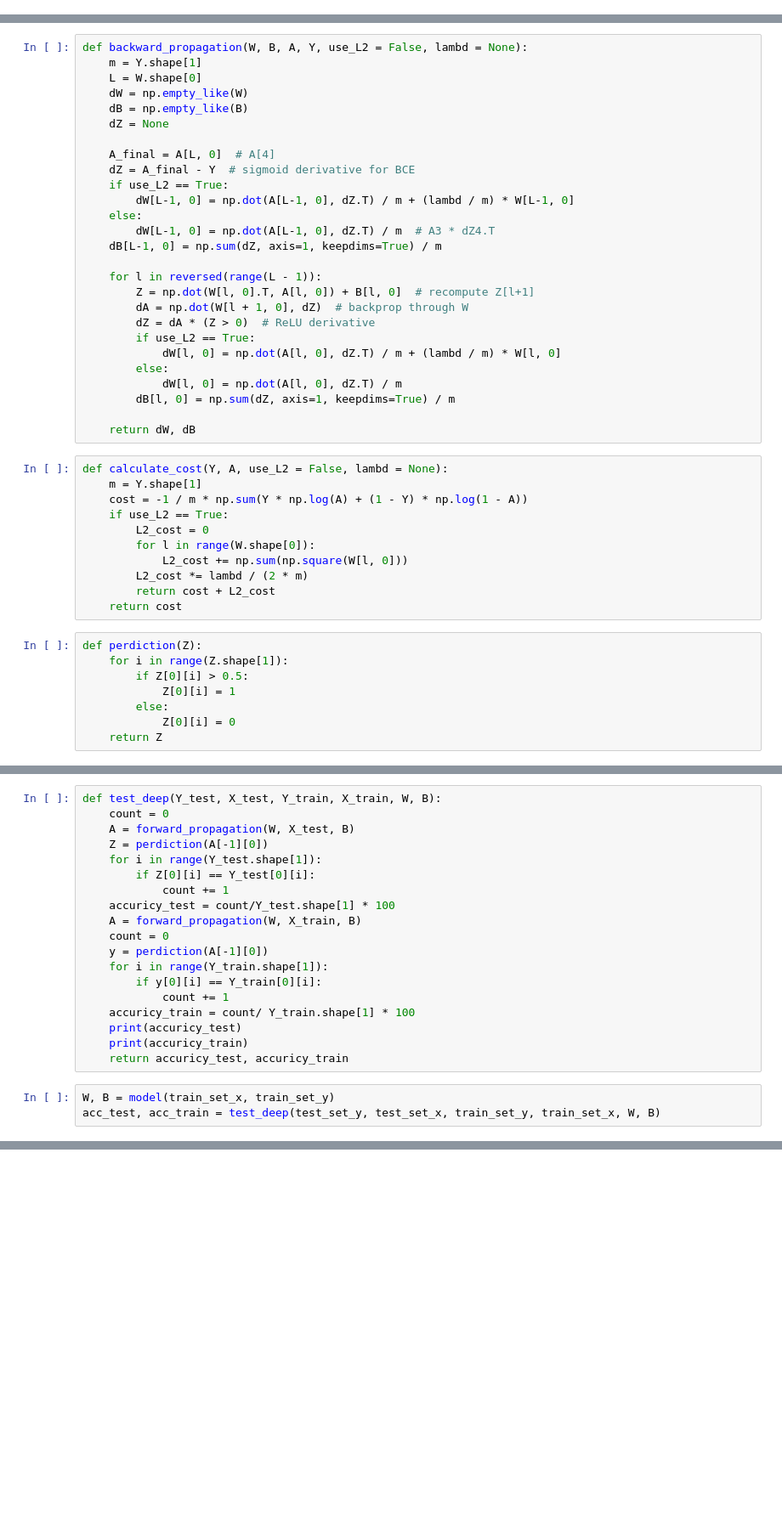
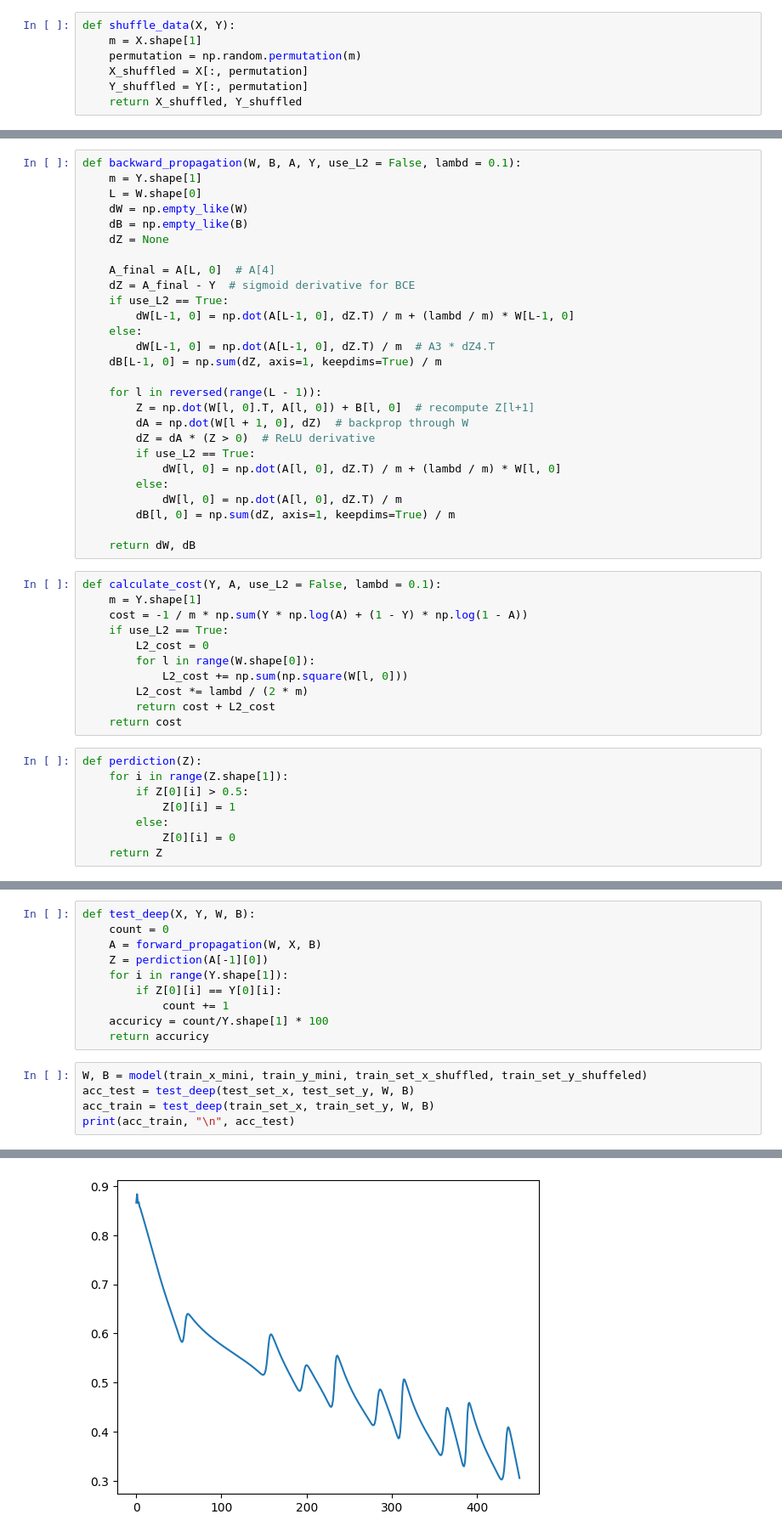
Before and after one commit to amir-karami-git/DeepAnimalClassifier, a Jupyter notebook: animal.ipynb, the cells around one changed output, grey strips where cells are left out. Shown at 85% size. Saved outputs shown, nothing was run; the diff lists cells and outputs as text; blank space fills up the shorter version.

Commit message:
added mini gradient decent

```diff
--- a/animal.ipynb
+++ b/animal.ipynb
@@ -4,3 +4,10 @@ import matplotlib.pyplot as plt
 from lr_utils import load_dataset
 import h5py
 import time
+# %%
+def shuffle_data(X, Y):
+    m = X.shape[1]
+    permutation = np.random.permutation(m)
+    X_shuffled = X[:, permutation]
+    Y_shuffled = Y[:, permutation]
+    return X_shuffled, Y_shuffled
@@ -75,5 +95,5 @@ def forward_propagation(W, X, B):
 # %%
-def backward_propagation(W, B, A, Y, use_L2 = False, lambd = None):
+def backward_propagation(W, B, A, Y, use_L2 = False, lambd = 0.1):
     m = Y.shape[1]
     L = W.shape[0]
     dW = np.empty_like(W)
@@ -100,7 +120,7 @@ def backward_propagation(W, B, A, Y, use_L2 = False, lambd = None):
 
     return dW, dB
 # %%
-def calculate_cost(Y, A, use_L2 = False, lambd = None):
+def calculate_cost(Y, A, use_L2 = False, lambd = 0.1):
     m = Y.shape[1]
     cost = -1 / m * np.sum(Y * np.log(A) + (1 - Y) * np.log(1 - A))
     if use_L2 == True:
@@ -153,26 +176,19 @@ def model(X, Y, learning_rate = 0.005):
     plt.show()
     return W, B
 # %%
-def test_deep(Y_test, X_test, Y_train, X_train, W, B):
+def test_deep(X, Y, W, B):
     count = 0
-    A = forward_propagation(W, X_test, B)
+    A = forward_propagation(W, X, B)
     Z = perdiction(A[-1][0])
-    for i in range(Y_test.shape[1]):
-        if Z[0][i] == Y_test[0][i]:
+    for i in range(Y.shape[1]):
+        if Z[0][i] == Y[0][i]:
             count += 1
-    accuricy_test = count/Y_test.shape[1] * 100
-    A = forward_propagation(W, X_train, B)
-    count = 0
-    y = perdiction(A[-1][0])
-    for i in range(Y_train.shape[1]):
-        if y[0][i] == Y_train[0][i]:
-            count += 1
-    accuricy_train = count/ Y_train.shape[1] * 100
-    print(accuricy_test)
-    print(accuricy_train)
-    return accuricy_test, accuricy_train
+    accuricy = count/Y.shape[1] * 100
+    return accuricy
 # %%
-W, B = model(train_set_x, train_set_y)
-acc_test, acc_train = test_deep(test_set_y, test_set_x, train_set_y, train_set_x, W, B)
+W, B = model(train_x_mini, train_y_mini, train_set_x_shuffled, train_set_y_shuffeled)
+acc_test = test_deep(test_set_x, test_set_y, W, B)
+acc_train = test_deep(train_set_x, train_set_y, W, B)
+print(acc_train, "\n", acc_test)
 # %% [output]
 input number of layers:  1
@@ -180,0 +198 @@ do you want to use L2 initialization:  0
+[figure, new version]
```
Also changed, not shown: parts of 5 cells of this notebook, 1 other file.
